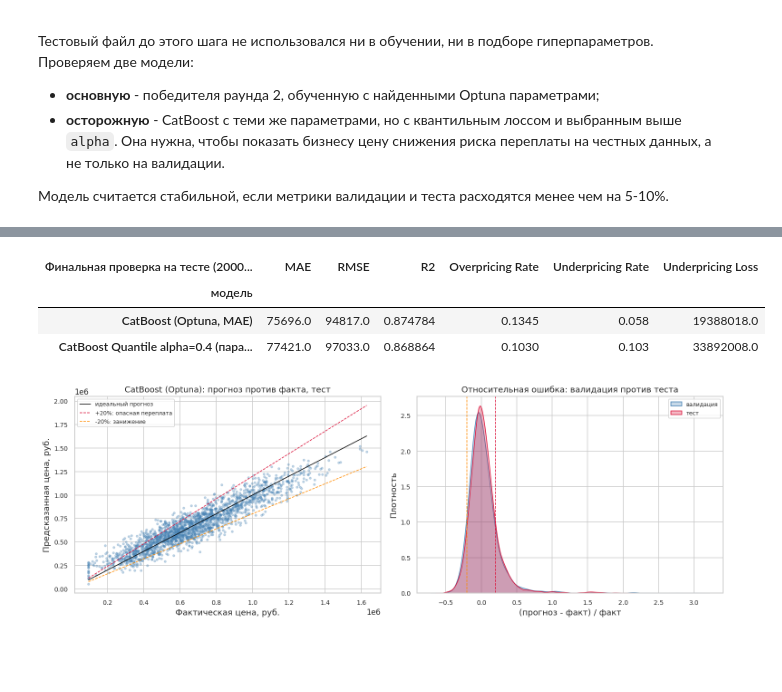
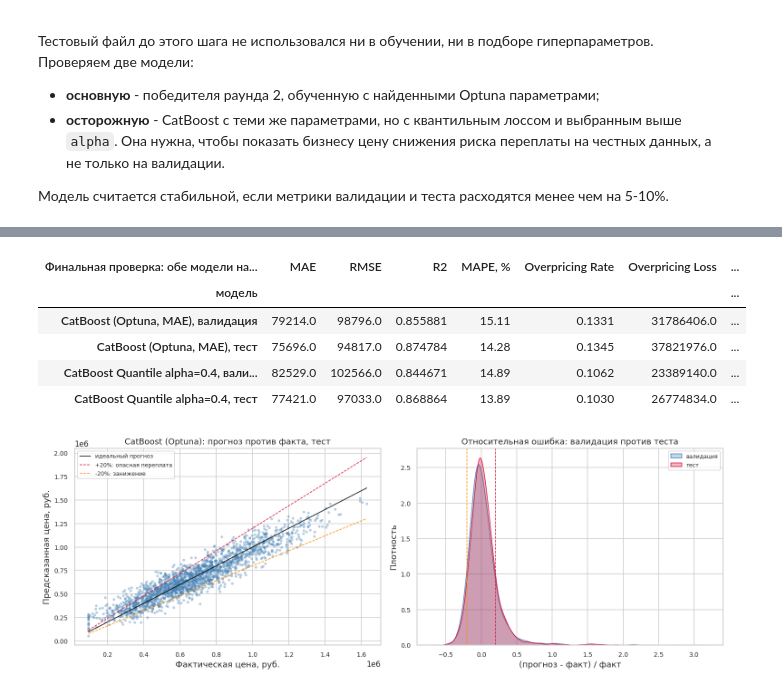
Before and after one commit to sergeyshmagin/MLDS, a Jupyter notebook: 51c3ffbf-518e-4434-b5db-bf800092ea64.ipynb, the cells around one changed output, grey strips where cells are left out. Drawn from its saved outputs; the diff is of its cells as text; code cells hidden in the pictures; blank space fills up the shorter version.

```diff
--- a/51c3ffbf-518e-4434-b5db-bf800092ea64.ipynb
+++ b/51c3ffbf-518e-4434-b5db-bf800092ea64.ipynb
@@ -972,7 +984,11 @@ def evaluate(y_true, y_pred):
         'MAE': mean_absolute_error(y_true, y_pred),
         'RMSE': mean_squared_error(y_true, y_pred) ** 0.5,
         'R2': round(r2_score(y_true, y_pred), 6),
+        'MAPE, %': (np.abs(y_pred - y_true) / y_true).mean() * 100,
         'Overpricing Rate': over_mask.mean(),
+        # переплата в рублях: Overpricing Rate измеряет частоту, а убыток компания несёт
+        # деньгами. Без этой суммы два риска несопоставимы между собой
+        'Overpricing Loss': (y_pred[over_mask] - y_true[over_mask]).sum(),
         'Underpricing Rate': under_mask.mean(),
         'Underpricing Loss': (y_true[under_mask] - y_pred[under_mask]).sum(),
     }
@@ -981,9 +997,11 @@ def evaluate(y_true, y_pred):
 def format_results(rows):
     """Единое оформление сводных таблиц с метриками."""
     table = pd.DataFrame(rows).set_index('модель')
-    for column in ['MAE', 'RMSE', 'Underpricing Loss']:
+    for column in ['MAE', 'RMSE', 'Overpricing Loss', 'Underpricing Loss']:
         if column in table:
             table[column] = table[column].round(0)
+    if 'MAPE, %' in table:
+        table['MAPE, %'] = table['MAPE, %'].round(2)
     for column in ['Overpricing Rate', 'Underpricing Rate']:
         if column in table:
             table[column] = table[column].round(4)
@@ -2206,28 +2326,36 @@ display(target_compare)
 # %%
 catboost_best = studies['CatBoost'].best_params
 cautious_model = CatBoostRegressor(
     loss_function=f'Quantile:alpha={BEST_ALPHA}', random_seed=RANDOM_STATE,
     thread_count=N_JOBS, verbose=0, cat_features=CAT_FEATURES,
     learning_rate=catboost_best['learning_rate'],
     iterations=catboost_best['n_estimators'],
     depth=catboost_best['depth'],
     l2_leaf_reg=catboost_best['l2_leaf_reg'],
 )
 cautious_model.fit(X_train, y_train)
+# сначала валидация: alpha выбиралась на модели с настройками по умолчанию, а эта версия
+# несёт ещё и параметры Optuna, поэтому её первая оценка не должна приходиться на тест
+cautious_val_pred = np.asarray(cautious_model.predict(X_val), dtype=float)
 cautious_test_pred = np.asarray(cautious_model.predict(X_test), dtype=float)
 
 final_table = format_results([
-    {'модель': f'{BEST_LIBRARY} (Optuna, MAE)', **evaluate(y_test, best_test_pred)},
-    {'модель': f'CatBoost Quantile alpha={BEST_ALPHA} (параметры Optuna)',
+    {'модель': f'{BEST_LIBRARY} (Optuna, MAE), валидация', **evaluate(y_val, best_val_pred)},
+    {'модель': f'{BEST_LIBRARY} (Optuna, MAE), тест', **evaluate(y_test, best_test_pred)},
+    {'модель': f'CatBoost Quantile alpha={BEST_ALPHA}, валидация',
+     **evaluate(y_val, cautious_val_pred)},
+    {'модель': f'CatBoost Quantile alpha={BEST_ALPHA}, тест',
      **evaluate(y_test, cautious_test_pred)},
 ])
-final_table.columns.name = f'Финальная проверка на тесте ({len(y_test)} сделок)'
+final_table.columns.name = 'Финальная проверка: обе модели на валидации и на тесте'
 display(final_table)
 # %% [output]
-| Финальная проверка на тесте (2000... | MAE | RMSE | R2 | Overpricing Rate | Underpricing Rate | Underpricing Loss |
-| модель |  |  |  |  |  |  |
-| CatBoost (Optuna, MAE) | 75696.0 | 94817.0 | 0.874784 | 0.1345 | 0.058 | 19388018.0 |
-| CatBoost Quantile alpha=0.4 (пара... | 77421.0 | 97033.0 | 0.868864 | 0.1030 | 0.103 | 33892008.0 |
+| Финальная проверка: обе модели на... | MAE | RMSE | R2 | MAPE, % | Overpricing Rate | Overpricing Loss | ... |
+| модель |  |  |  |  |  |  | ... |
+| CatBoost (Optuna, MAE), валидация | 79214.0 | 98796.0 | 0.855881 | 15.11 | 0.1331 | 31786406.0 | ... |
+| CatBoost (Optuna, MAE), тест | 75696.0 | 94817.0 | 0.874784 | 14.28 | 0.1345 | 37821976.0 | ... |
+| CatBoost Quantile alpha=0.4, вали... | 82529.0 | 102566.0 | 0.844671 | 14.89 | 0.1062 | 23389140.0 | ... |
+| CatBoost Quantile alpha=0.4, тест | 77421.0 | 97033.0 | 0.868864 | 13.89 | 0.1030 | 26774834.0 | ... |
 # %%
 fig, axes = plt.subplots(1, 2, figsize=(14, 5))
 axes[0].scatter(y_test, best_test_pred, s=8, alpha=0.3, color='steelblue')
```
Also changed, not shown: parts of 32 cells of this notebook, 4 other files.
